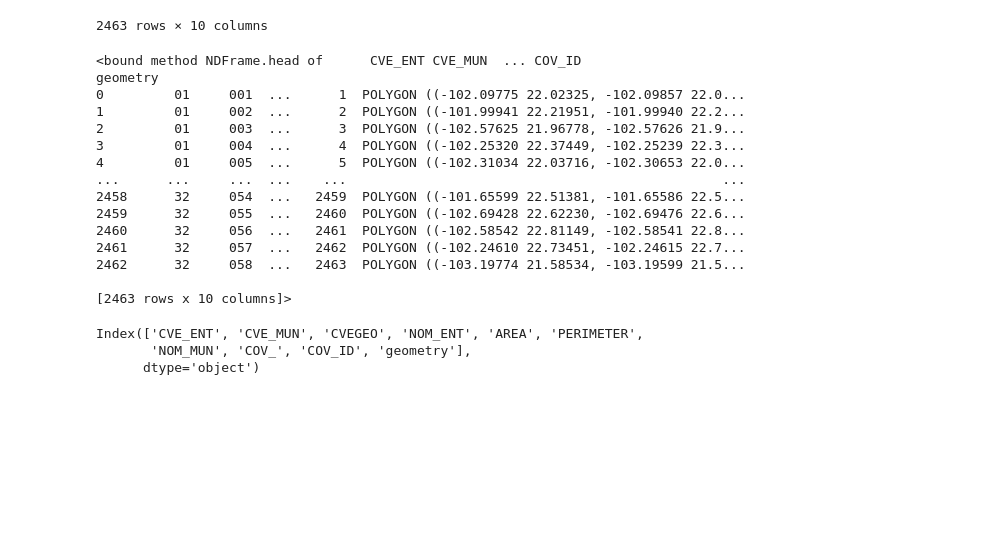
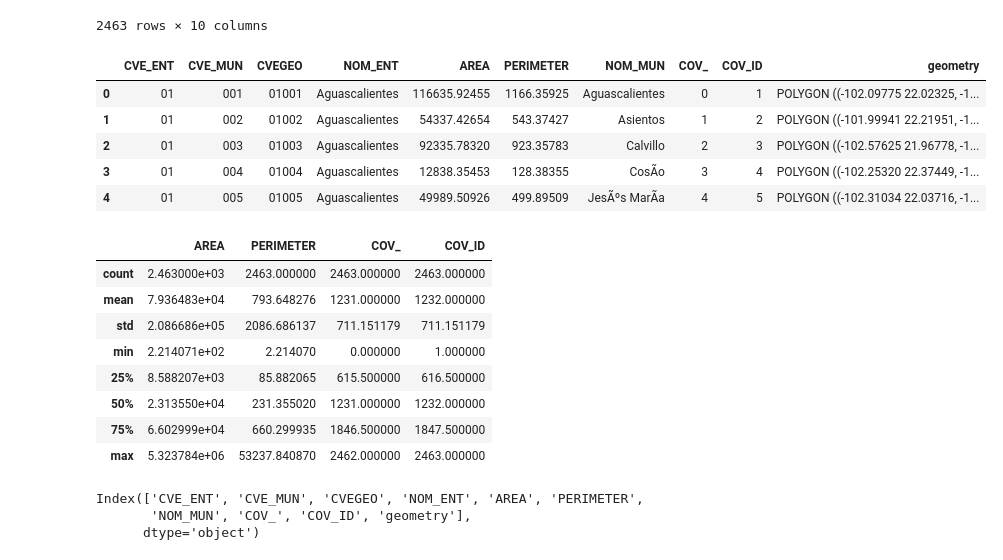
Before and after one commit to UrielMendoza/Curso-RV-python, a Jupyter notebook: Miercoles_resuelto.ipynb, the cells around one changed output. Drawn from its saved outputs; the diff is of its cells as text; code cells hidden in the pictures; blank space fills up the shorter version.

```diff
--- a/Miercoles_resuelto.ipynb
+++ b/Miercoles_resuelto.ipynb
@@ -216,22 +216,26 @@ df
 | 2462 | 32 | 058 | 32058 | Zacatecas | 27566.66479 | 275.66665 | Santa MarÃ­a de la Paz | 2462 | 2463 | POLYGON ((-103.19774 21.58534, -1... |
 2463 rows × 10 columns
 # %%
-df.head
+df.head()
 # %% [output]
-<bound method NDFrame.head of      CVE_ENT CVE_MUN  ... COV_ID                                           geometry
-0         01     001  ...      1  POLYGON ((-102.09775 22.02325, -102.09857 22.0...
-1         01     002  ...      2  POLYGON ((-101.99941 22.21951, -101.99940 22.2...
-2         01     003  ...      3  POLYGON ((-102.57625 21.96778, -102.57626 21.9...
-3         01     004  ...      4  POLYGON ((-102.25320 22.37449, -102.25239 22.3...
-4         01     005  ...      5  POLYGON ((-102.31034 22.03716, -102.30653 22.0...
-...      ...     ...  ...    ...                                                ...
-2458      32     054  ...   2459  POLYGON ((-101.65599 22.51381, -101.65586 22.5...
-2459      32     055  ...   2460  POLYGON ((-102.69428 22.62230, -102.69476 22.6...
-2460      32     056  ...   2461  POLYGON ((-102.58542 22.81149, -102.58541 22.8...
-2461      32     057  ...   2462  POLYGON ((-102.24610 22.73451, -102.24615 22.7...
-2462      32     058  ...   2463  POLYGON ((-103.19774 21.58534, -103.19599 21.5...
-
-[2463 rows x 10 columns]>
+|  | CVE_ENT | CVE_MUN | CVEGEO | NOM_ENT | AREA | PERIMETER | NOM_MUN | COV_ | COV_ID | geometry |
+| 0 | 01 | 001 | 01001 | Aguascalientes | 116635.92455 | 1166.35925 | Aguascalientes | 0 | 1 | POLYGON ((-102.09775 22.02325, -1... |
+| 1 | 01 | 002 | 01002 | Aguascalientes | 54337.42654 | 543.37427 | Asientos | 1 | 2 | POLYGON ((-101.99941 22.21951, -1... |
+| 2 | 01 | 003 | 01003 | Aguascalientes | 92335.78320 | 923.35783 | Calvillo | 2 | 3 | POLYGON ((-102.57625 21.96778, -1... |
+| 3 | 01 | 004 | 01004 | Aguascalientes | 12838.35453 | 128.38355 | CosÃ­o | 3 | 4 | POLYGON ((-102.25320 22.37449, -1... |
+| 4 | 01 | 005 | 01005 | Aguascalientes | 49989.50926 | 499.89509 | JesÃºs MarÃ­a | 4 | 5 | POLYGON ((-102.31034 22.03716, -1... |
+# %%
+df.describe()
+# %% [output]
+|  | AREA | PERIMETER | COV_ | COV_ID |
+| count | 2.463000e+03 | 2463.000000 | 2463.000000 | 2463.000000 |
+| mean | 7.936483e+04 | 793.648276 | 1231.000000 | 1232.000000 |
+| std | 2.086686e+05 | 2086.686137 | 711.151179 | 711.151179 |
+| min | 2.214071e+02 | 2.214070 | 0.000000 | 1.000000 |
+| 25% | 8.588207e+03 | 85.882065 | 615.500000 | 616.500000 |
+| 50% | 2.313550e+04 | 231.355020 | 1231.000000 | 1232.000000 |
+| 75% | 6.602999e+04 | 660.299935 | 1846.500000 | 1847.500000 |
+| max | 5.323784e+06 | 53237.840870 | 2462.000000 | 2463.000000 |
 # %%
 df.columns
 # %% [output]
```
Also changed, not shown: parts of 19 cells of this notebook.
